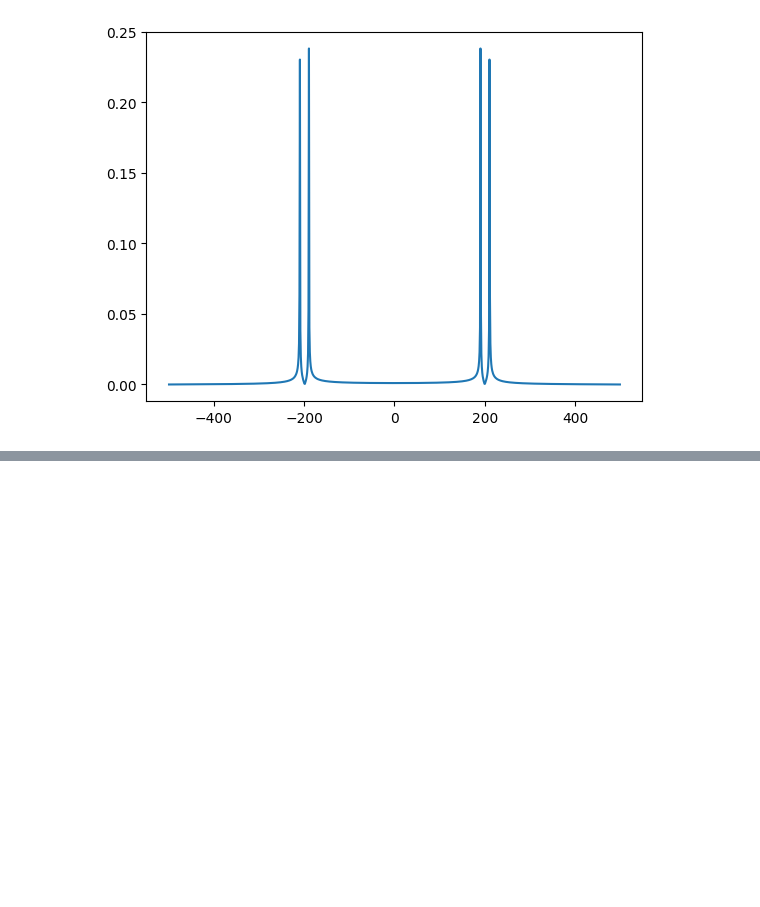
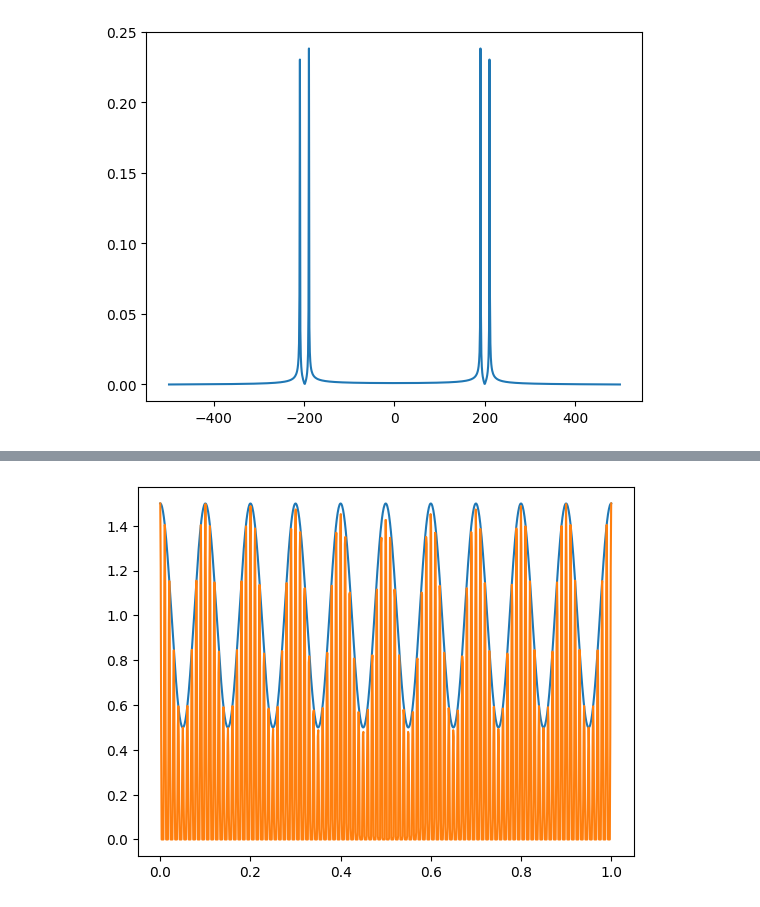
Before and after one commit to araujoUnb/PricomAulas, a Jupyter notebook: Slides/AM/am.ipynb, the cells around one changed output, grey strips where cells are left out. Drawn from its saved outputs; the diff is of its cells as text; code cells hidden in the pictures; blank space fills up the shorter version.

```diff
--- a/Slides/AM/am.ipynb
+++ b/Slides/AM/am.ipynb
@@ -90,0 +135,15 @@ df.to_csv(folder+'sinal_freq_am_dsbsc.csv')
+# %%
+r_t = [s_t[i] if s_t[i] > 0 else 0  for i in range(len(t))]
+
+df = pd.DataFrame( {'Tempo': t,
+                    'Mensagem':1 + a*m,
+                    'Sinal': s_t,
+                    'Sinal_retificado':r_t}
+    )
+
+df.to_csv(folder+'sinal_am_convencional.csv')
+plt.plot(t, 1 + a*m)
+plt.plot(t,r_t)
+plt.show()
+# %% [output]
+[figure, added]
```
Also changed, not shown: parts of 9 cells of this notebook, 6 other files.
